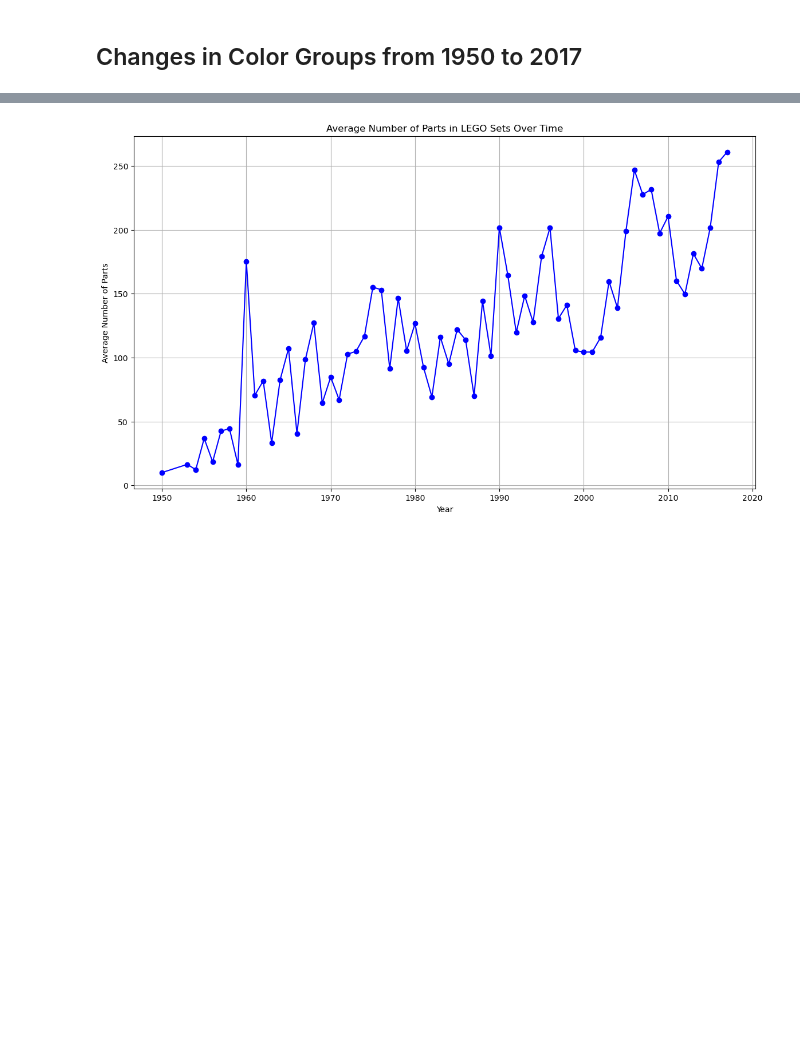
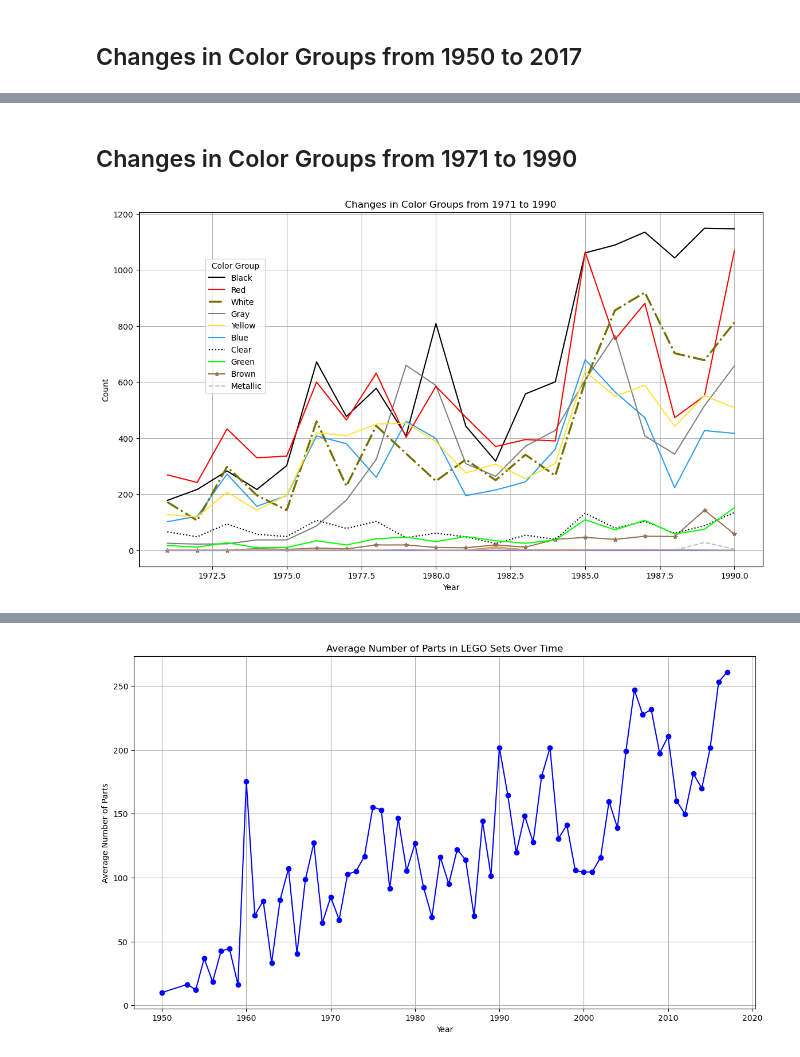
Before and after one commit to AmandaBoyers/analysis-legos-colors, a Jupyter notebook: 1 LEGO_Datasets.ipynb, the cells around one changed output, grey strips where cells are left out. Cells and saved outputs as stored; diff of their text form; code cells hidden in the pictures; blank space fills up the shorter version.

```diff
--- a/1 LEGO_Datasets.ipynb
+++ b/1 LEGO_Datasets.ipynb
@@ -467,0 +551,59 @@ plt.show()
+# %% [markdown]
+## Changes in Color Groups from 1971 to 1990
+# %%
+# Define the color mapping for the LINES
+color_mapping_lines = {
+
+    'Red': '#FF0000',
+    'Green': '#00FF00',
+    'Blue': '#2A9DF4',
+    'Purple': '#9370DB',
+    'Yellow': '#FFE338',
+    'Orange': '#FF8B3D',
+    'Pink': '#FF6EC7',
+    'Black': '#000000',
+    'Brown': '#947352',
+    'Gray': '#808080',
+    'White': '#737000',
+    'Clear': '#000000',
+    'Metallic': '#B5C0C9',
+    'Unknown Wild Card': '#A9A9A9'
+}
+
+# Define the desired order of color groups in the legend
+legend_order = ['Black', 'Red', 'White', 'Gray','Yellow', 'Blue', 'Clear', 'Green', 'Brown', 'Metallic']
+# Initialize the lines dictionary for the second plot
+lines = {}
+
+# Filter data for the period 1971 to 1990
+color_group_counts_1971_1990 = color_group_counts.loc[1971:1990]
+
+# Plot the data for 1971 to 1990
+plt.figure(figsize=(14, 8))
+for color_group in color_group_counts_1971_1990.columns:
+    if color_group == 'Metallic':
+        line, = plt.plot(color_group_counts_1971_1990.index, color_group_counts_1971_1990[color_group], label=color_group, color=color_mapping_lines.get(color_group), linestyle='--')
+    elif color_group == 'Unknown Wild Card':
+        line, = plt.plot(color_group_counts_1971_1990.index, color_group_counts_1971_1990[color_group], label=color_group, color=color_mapping_lines.get(color_group, '#A9A9A9'), linestyle='-.')
+    elif color_group == 'Clear':
+        line, = plt.plot(color_group_counts_1971_1990.index, color_group_counts_1971_1990[color_group], label=color_group, color=color_mapping_lines.get(color_group, '#A9A9A9'), linestyle=':')
+    elif color_group == 'White':
+        line, = plt.plot(color_group_counts_1971_1990.index, color_group_counts_1971_1990[color_group], label=color_group, color=color_mapping_lines.get(color_group), linestyle='-.', linewidth=2.5)
+    elif color_group == 'Brown':
+        line, = plt.plot(color_group_counts_1971_1990.index, color_group_counts_1971_1990[color_group], label=color_group, color=color_mapping_lines.get(color_group), marker='*', linestyle='-')
+    else:
+        line, = plt.plot(color_group_counts_1971_1990.index, color_group_counts_1971_1990[color_group], label=color_group, color=color_mapping_lines.get(color_group, '#A9A9A9'))
+    lines[color_group] = line
+
+# Create a custom legend with the desired order
+handles = [lines[color_group] for color_group in legend_order if color_group in lines]
+labels = [color_group for color_group in legend_order if color_group in lines]
+plt.legend(handles, labels, title='Color Group', bbox_to_anchor=(0.1, .88), loc='upper left')
+
+plt.title('Changes in Color Groups from 1971 to 1990')
+plt.xlabel('Year')
+plt.ylabel('Count')
+plt.grid(True)
+plt.show()
+# %% [output]
+[figure, added]
```
Also changed, not shown: parts of 21 cells of this notebook.
